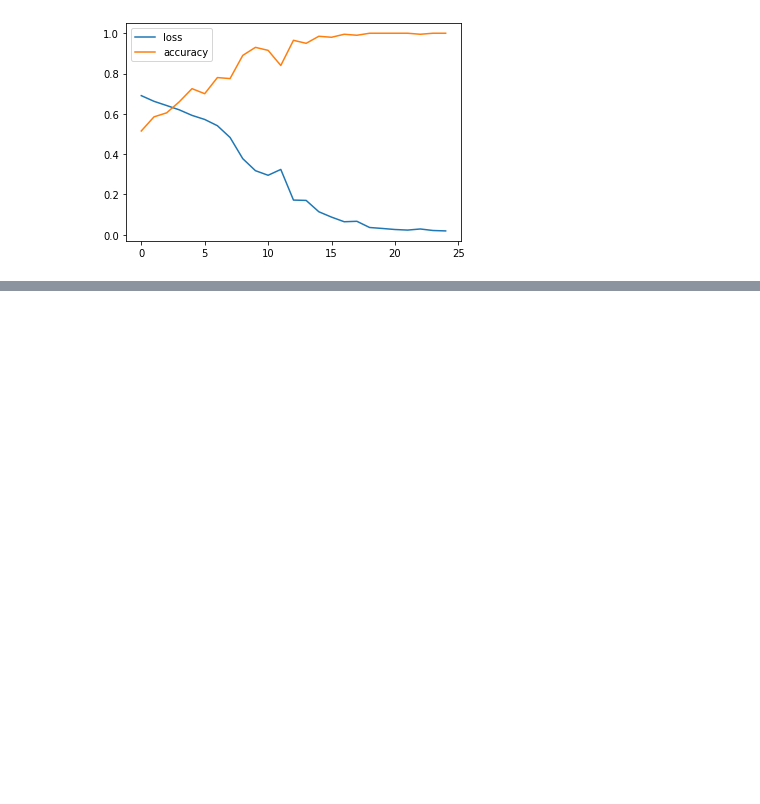
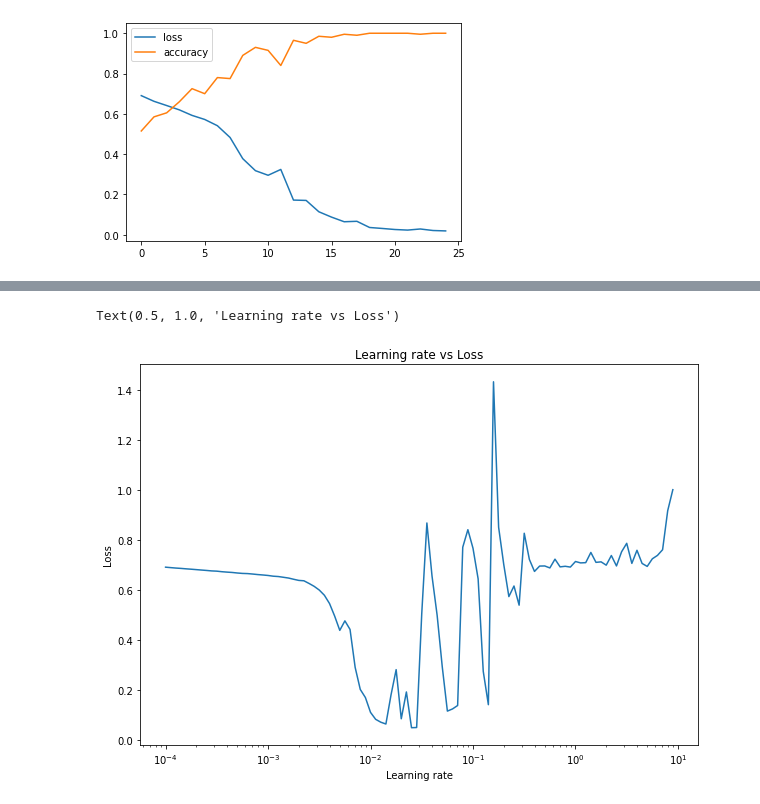
Before and after one commit to choton654/tenserflow-deep-learning, a Jupyter notebook: neural_network_classification_tenserflow.ipynb, the cells around one changed output, grey strips where cells are left out. Drawn from its saved outputs; the diff is of its cells as text; code cells hidden in the pictures; blank space fills up the shorter version.

```diff
--- a/neural_network_classification_tenserflow.ipynb
+++ b/neural_network_classification_tenserflow.ipynb
@@ -464,0 +506,11 @@ pd.DataFrame(history.history).plot()
+# %%
+lrs = 1e-4 * 10**(tf.range(100)/20)
+
+plt.figure(figsize=(10,7))
+plt.semilogx(lrs, history.history['loss'])
+plt.xlabel('Learning rate')
+plt.ylabel('Loss')
+plt.title('Learning rate vs Loss')
+# %% [output]
+Text(0.5, 1.0, 'Learning rate vs Loss')
+[figure, added]
```
Also changed, not shown: parts of 11 cells of this notebook.
